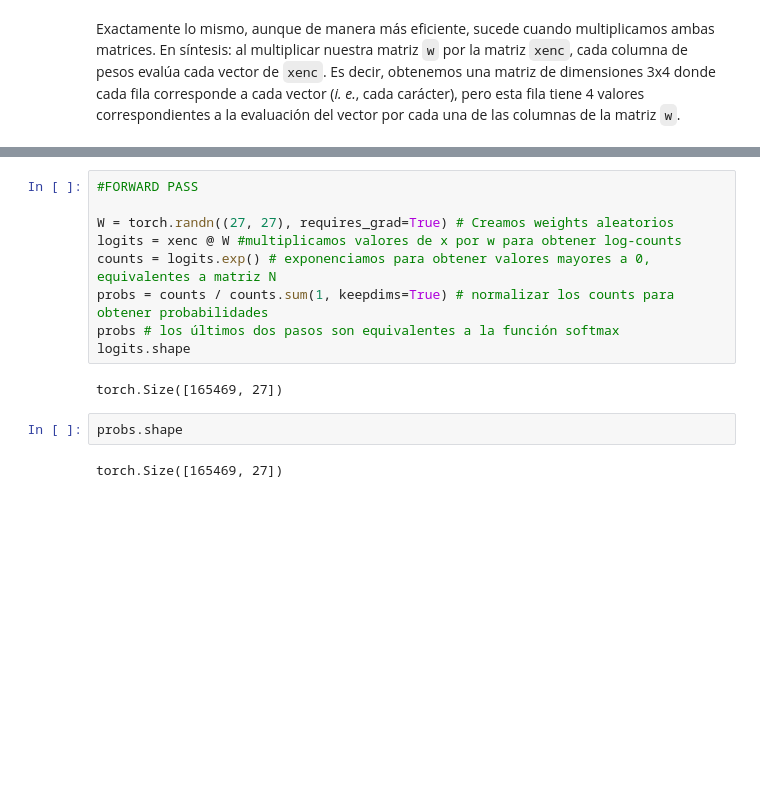
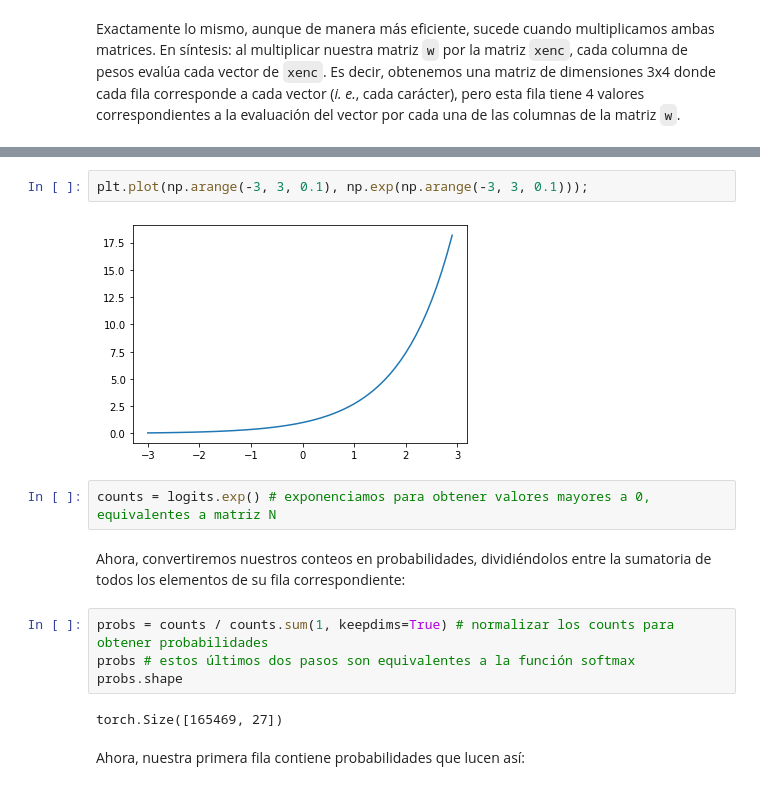
Before and after one commit to DanteNoguez/dantenoguez.github.io, a Jupyter notebook: ensayos/_build/jupyter_execute/notebooks/alfa/hacedor.ipynb, the cells around one changed output, grey strips where cells are left out. Saved outputs shown, nothing was run; the diff lists cells and outputs as text; blank space fills up the shorter version.

```diff
--- a/ensayos/_build/jupyter_execute/notebooks/alfa/hacedor.ipynb
+++ b/ensayos/_build/jupyter_execute/notebooks/alfa/hacedor.ipynb
@@ -547,18 +547,19 @@ plt.imshow((xenc[:50] @ W));
+# %%
+plt.plot(np.arange(-3, 3, 0.1), np.exp(np.arange(-3, 3, 0.1)));
+# %% [output]
+[figure, added]
+# %%
+counts = logits.exp() # exponenciamos para obtener valores mayores a 0, equivalentes a matriz N
+# %% [markdown]
+Ahora, convertiremos nuestros conteos en probabilidades, dividiéndolos entre la sumatoria de todos los elementos de su fila correspondiente:
 # %%
-#FORWARD PASS
-
-W = torch.randn((27, 27), requires_grad=True) # Creamos weights aleatorios
-logits = xenc @ W #multiplicamos valores de x por w para obtener log-counts
-counts = logits.exp() # exponenciamos para obtener valores mayores a 0, equivalentes a matriz N
 probs = counts / counts.sum(1, keepdims=True) # normalizar los counts para obtener probabilidades
-probs # los últimos dos pasos son equivalentes a la función softmax
-logits.shape
+probs # estos últimos dos pasos son equivalentes a la función softmax
+probs.shape
 # %% [output]
 torch.Size([165469, 27])
-# %%
-probs.shape
-# %% [output]
-torch.Size([165469, 27])
+# %% [markdown]
+Ahora, nuestra primera fila contiene probabilidades que lucen así:
 # %%
 probs[0]
 # %% [output]
```
Also changed, not shown: parts of 39 cells of this notebook, 8 other files.
